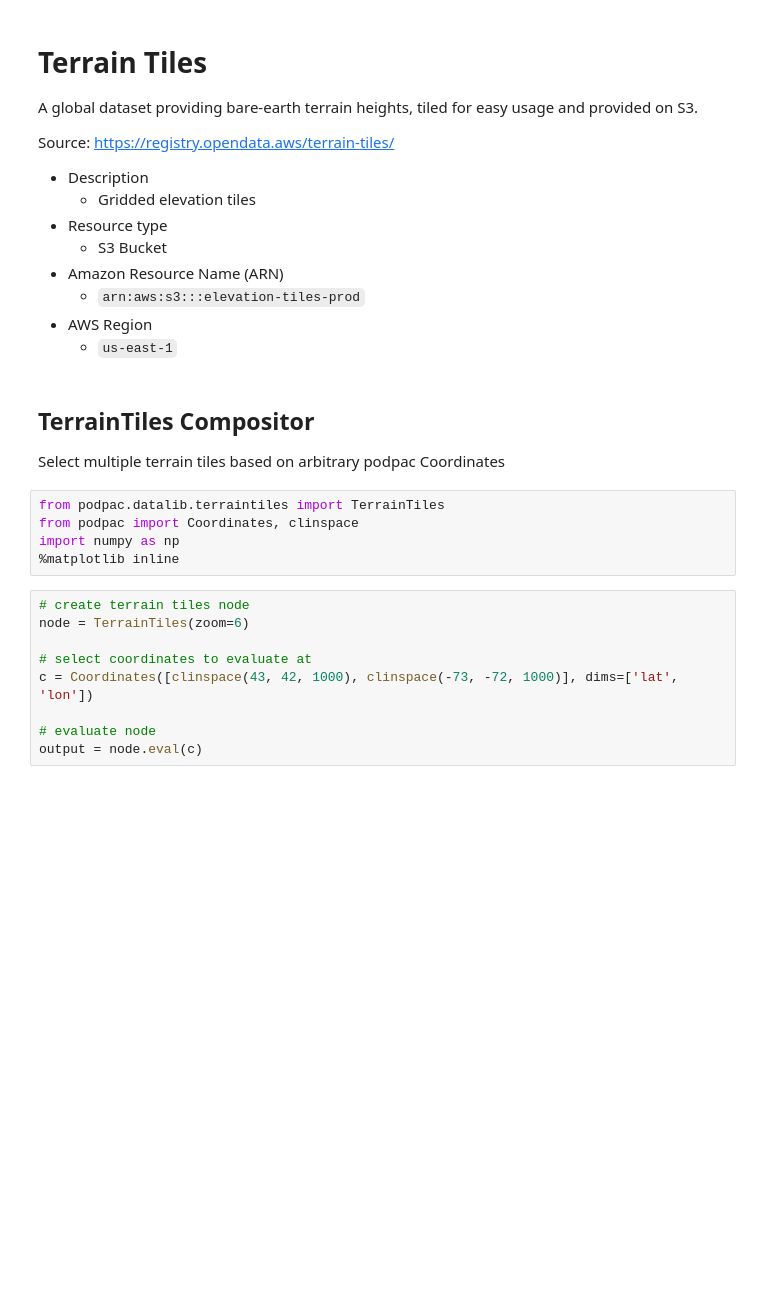
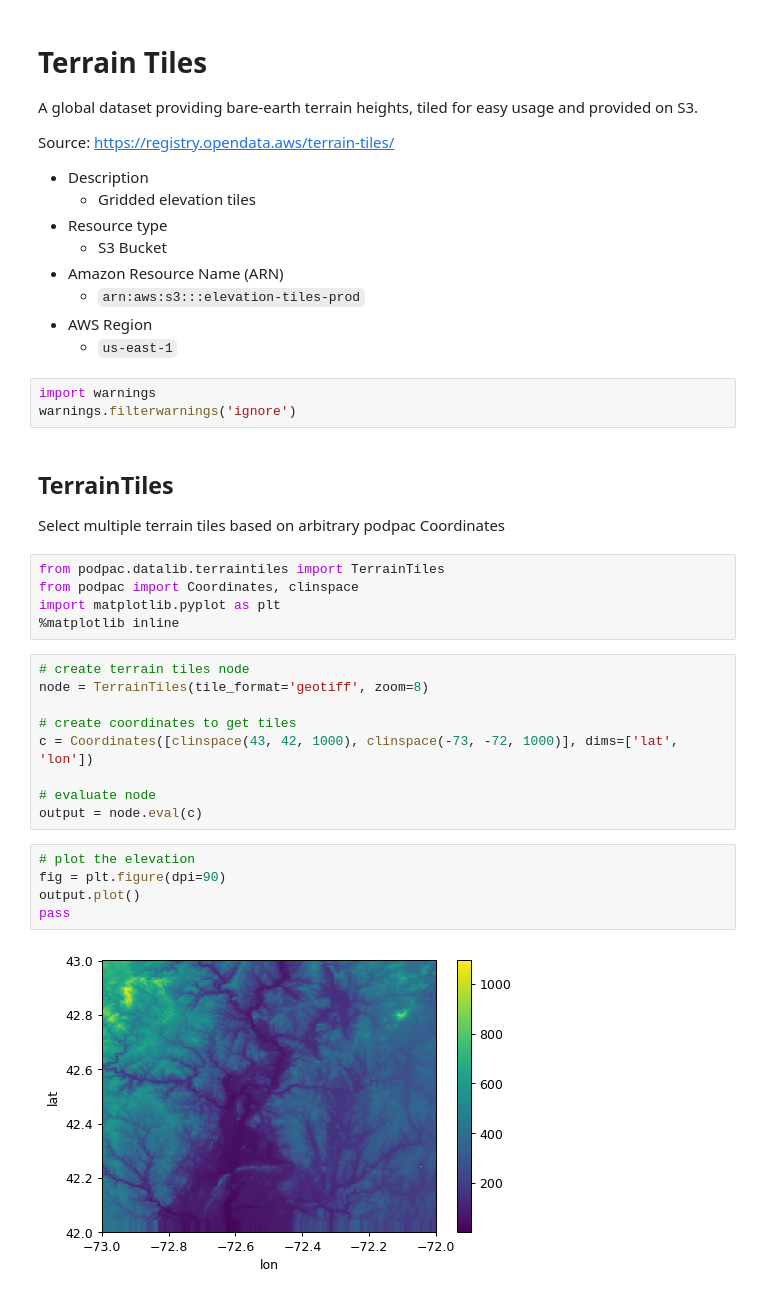
Before and after one commit to creare-com/podpac-examples, a Jupyter notebook: notebooks/demos/Terrain-Tiles.ipynb, the cells around one changed output. Drawn from its saved outputs; the diff is of its cells as text; blank space fills up the shorter version.

```diff
--- a/notebooks/demos/Terrain-Tiles.ipynb
+++ b/notebooks/demos/Terrain-Tiles.ipynb
@@ -13,21 +13,31 @@ Source: https://registry.opendata.aws/terrain-tiles/
     - `arn:aws:s3:::elevation-tiles-prod`
 - AWS Region
     - `us-east-1`
+# %%
+import warnings
+warnings.filterwarnings('ignore')
 # %% [markdown]
-## TerrainTiles Compositor
+## TerrainTiles
 
 Select multiple terrain tiles based on arbitrary podpac Coordinates
 # %%
 from podpac.datalib.terraintiles import TerrainTiles
 from podpac import Coordinates, clinspace
-import numpy as np
+import matplotlib.pyplot as plt
 %matplotlib inline
 # %%
 # create terrain tiles node
-node = TerrainTiles(zoom=6)
+node = TerrainTiles(tile_format='geotiff', zoom=8)
 
-# select coordinates to evaluate at
+# create coordinates to get tiles
 c = Coordinates([clinspace(43, 42, 1000), clinspace(-73, -72, 1000)], dims=['lat', 'lon'])
 
 # evaluate node
 output = node.eval(c)
+# %%
+# plot the elevation
+fig = plt.figure(dpi=90)
+output.plot()
+pass
+# %% [output]
+[figure, added]
```
Also changed, not shown: parts of 15 cells of this notebook, 2 other files.
